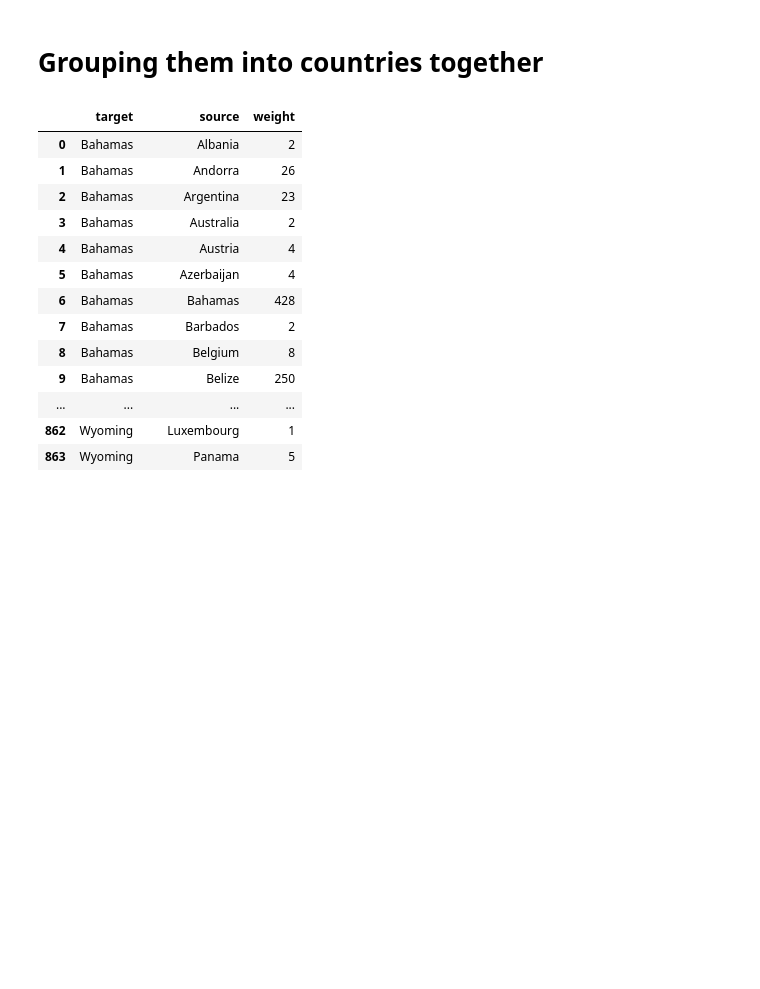
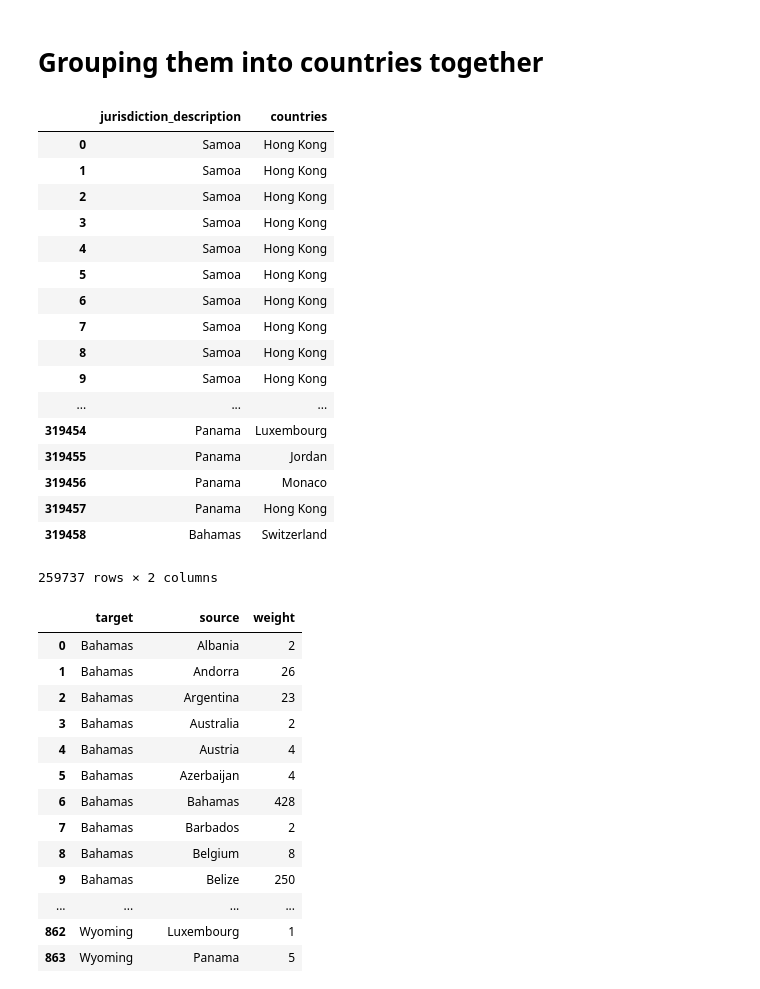
Before and after one commit to kennot90/ICIJ-Graph-Analysis, a Jupyter notebook: Edges_between_Countries.ipynb, the cells around one changed output. Saved outputs shown, nothing was run; the diff lists cells and outputs as text; code cells hidden in the pictures; blank space fills up the shorter version.

```diff
--- a/Edges_between_Countries.ipynb
+++ b/Edges_between_Countries.ipynb
@@ -127,6 +127,27 @@ df_edges = df_edges[~df_edges['countries'].str.contains(';')]
 df_edges = df_edges[ df_edges['countries'] != 'Not identified']
 # %% [markdown]
 # Grouping them into countries together
+# %%
+df_edges
+# %% [output]
+|  | jurisdiction_description | countries |
+| 0 | Samoa | Hong Kong |
+| 1 | Samoa | Hong Kong |
+| 2 | Samoa | Hong Kong |
+| 3 | Samoa | Hong Kong |
+| 4 | Samoa | Hong Kong |
+| 5 | Samoa | Hong Kong |
+| 6 | Samoa | Hong Kong |
+| 7 | Samoa | Hong Kong |
+| 8 | Samoa | Hong Kong |
+| 9 | Samoa | Hong Kong |
+| ... | ... | ... |
+| 319454 | Panama | Luxembourg |
+| 319455 | Panama | Jordan |
+| 319456 | Panama | Monaco |
+| 319457 | Panama | Hong Kong |
+| 319458 | Bahamas | Switzerland |
+259737 rows × 2 columns
 # %%
 df_edges_overall = df_edges.groupby(['jurisdiction_description', 'countries']).size().reset_index(name = 'Freq')
 # %%
```
Also changed, not shown: 3 other files.
